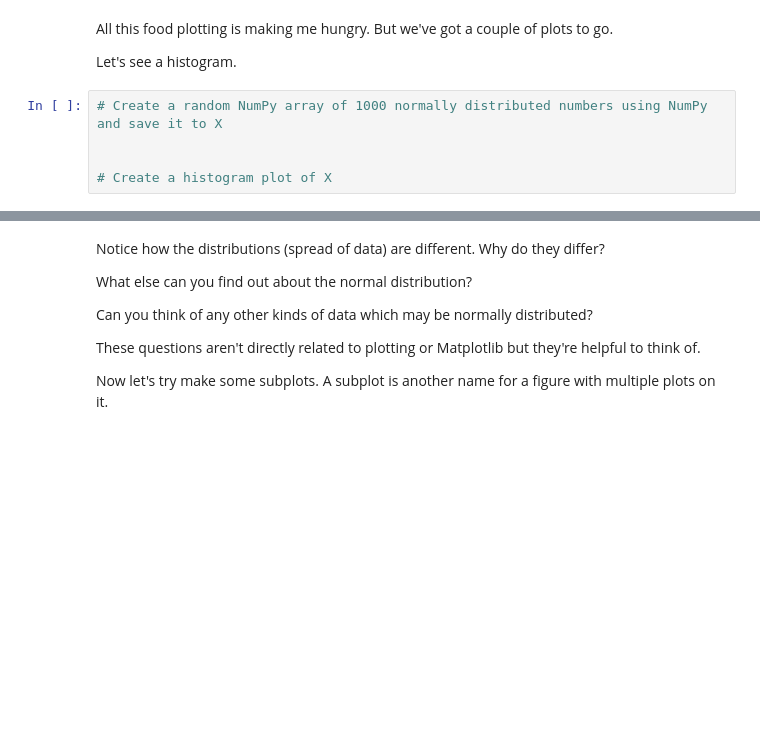
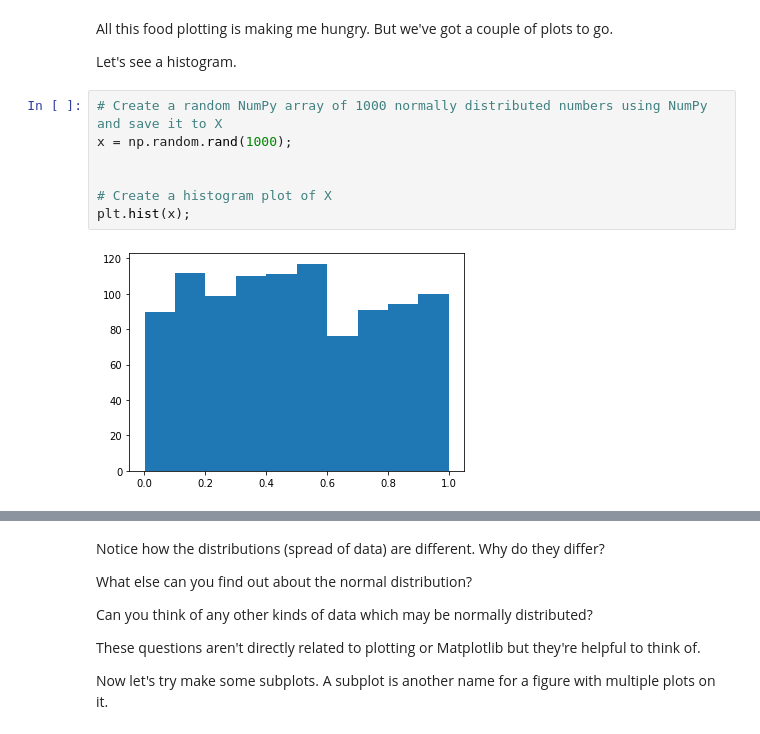
Before and after one commit to edwardsmoses/first-machine-learning-project, a Jupyter notebook: matplotlib-exercises.ipynb, the cells around one changed output, grey strips where cells are left out. Saved outputs shown, nothing was run; the diff lists cells and outputs as text; blank space fills up the shorter version.

```diff
--- a/matplotlib-exercises.ipynb
+++ b/matplotlib-exercises.ipynb
@@ -155,8 +166,12 @@ All this food plotting is making me hungry. But we've got a couple of plots to g
 Let's see a histogram.
 # %%
 # Create a random NumPy array of 1000 normally distributed numbers using NumPy and save it to X
+x = np.random.rand(1000);
 
 
 # Create a histogram plot of X
+plt.hist(x);
+# %% [output]
+[figure, added]
 # %%
 # Create a NumPy array of 1000 random numbers and save it to X
```
Also changed, not shown: parts of 29 cells of this notebook, 1 other file.
